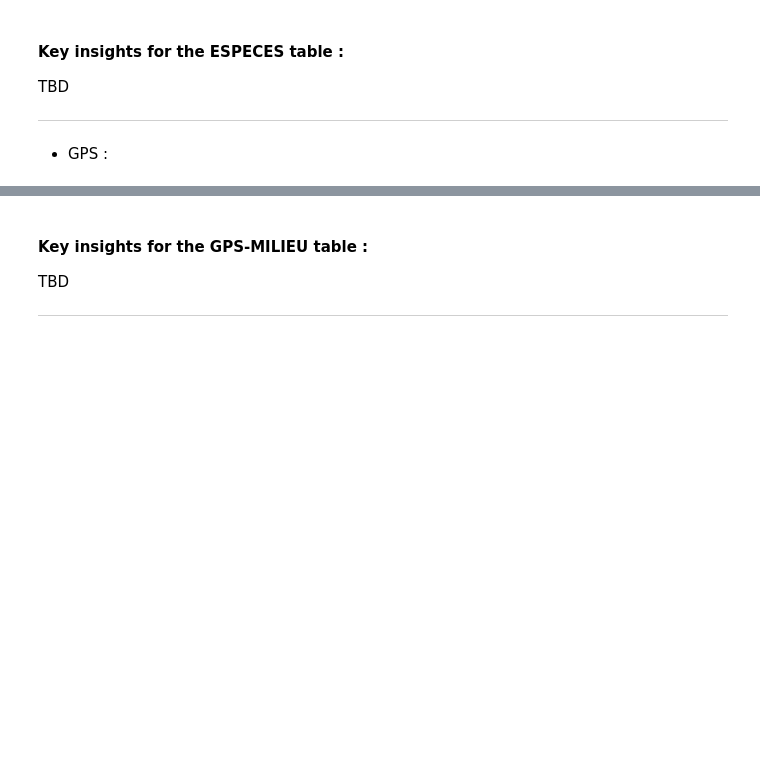
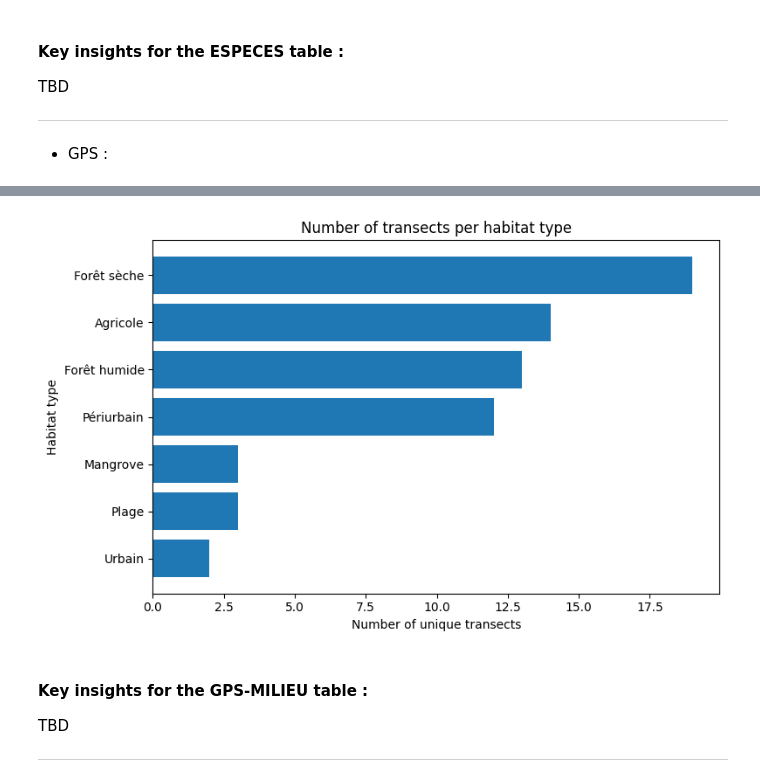
Before and after one commit to vladihnat/birds-biodiversity, a Jupyter notebook: main.ipynb, the cells around one changed output, grey strips where cells are left out. Drawn from its saved outputs; the diff is of its cells as text; code cells hidden in the pictures; blank space fills up the shorter version.

```diff
--- a/main.ipynb
+++ b/main.ipynb
@@ -247,0 +294,15 @@ TBD
+# %%
+print(70*"=")
+# Optional: show a few examples
+for habitat, transects in list(habitat_to_transects.items()):
+    print(f"\n{habitat} ({len(transects)} transects):")
+    print(transects)
+
+# make a summary DataFrame and plot ------------------------------------
+habitat_summary = (
+    pd.DataFrame({
+        "HABITAT_TYPE": list(habitat_to_transects.keys()),
+        "N_TRANSECTS": [len(v) for v in habitat_to_transects.values()]
+    })
+    .sort_values("N_TRANSECTS", ascending=False)
+)
@@ -248,3 +327,16 @@ TBD
+# %%
+# Bar plot: how many transects per habitat type
+
+plt.figure(figsize=(8, 5))
+plt.barh(habitat_summary["HABITAT_TYPE"], habitat_summary["N_TRANSECTS"])
+plt.xlabel("Number of unique transects")
+plt.ylabel("Habitat type")
+plt.title("Number of transects per habitat type")
+plt.gca().invert_yaxis()
+plt.tight_layout()
+plt.show()
+# %% [output]
+[figure, added]
 # %% [markdown]
 #### Key insights for the GPS-MILIEU table :
 
```
Also changed, not shown: parts of 2 cells of this notebook.
